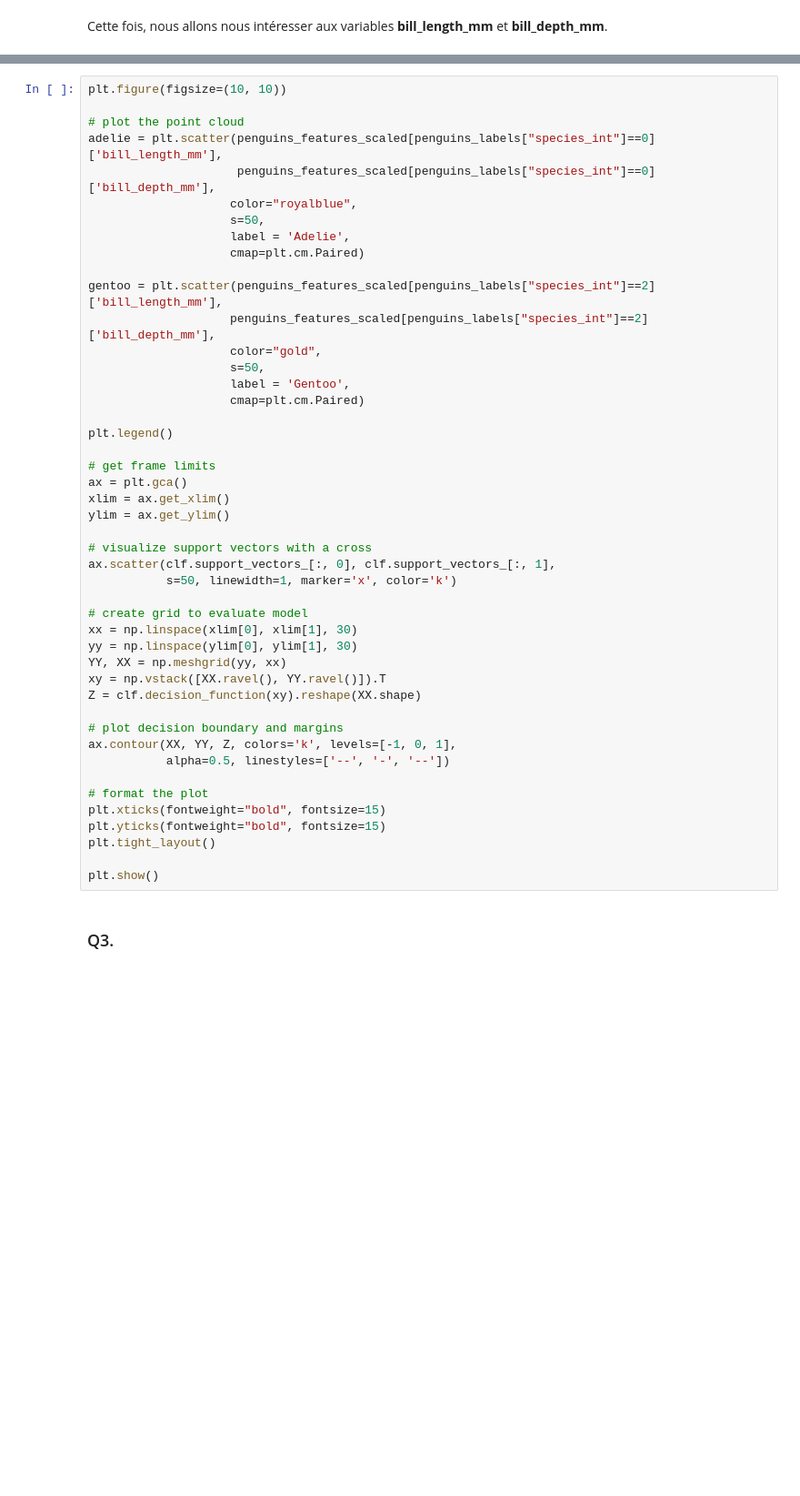
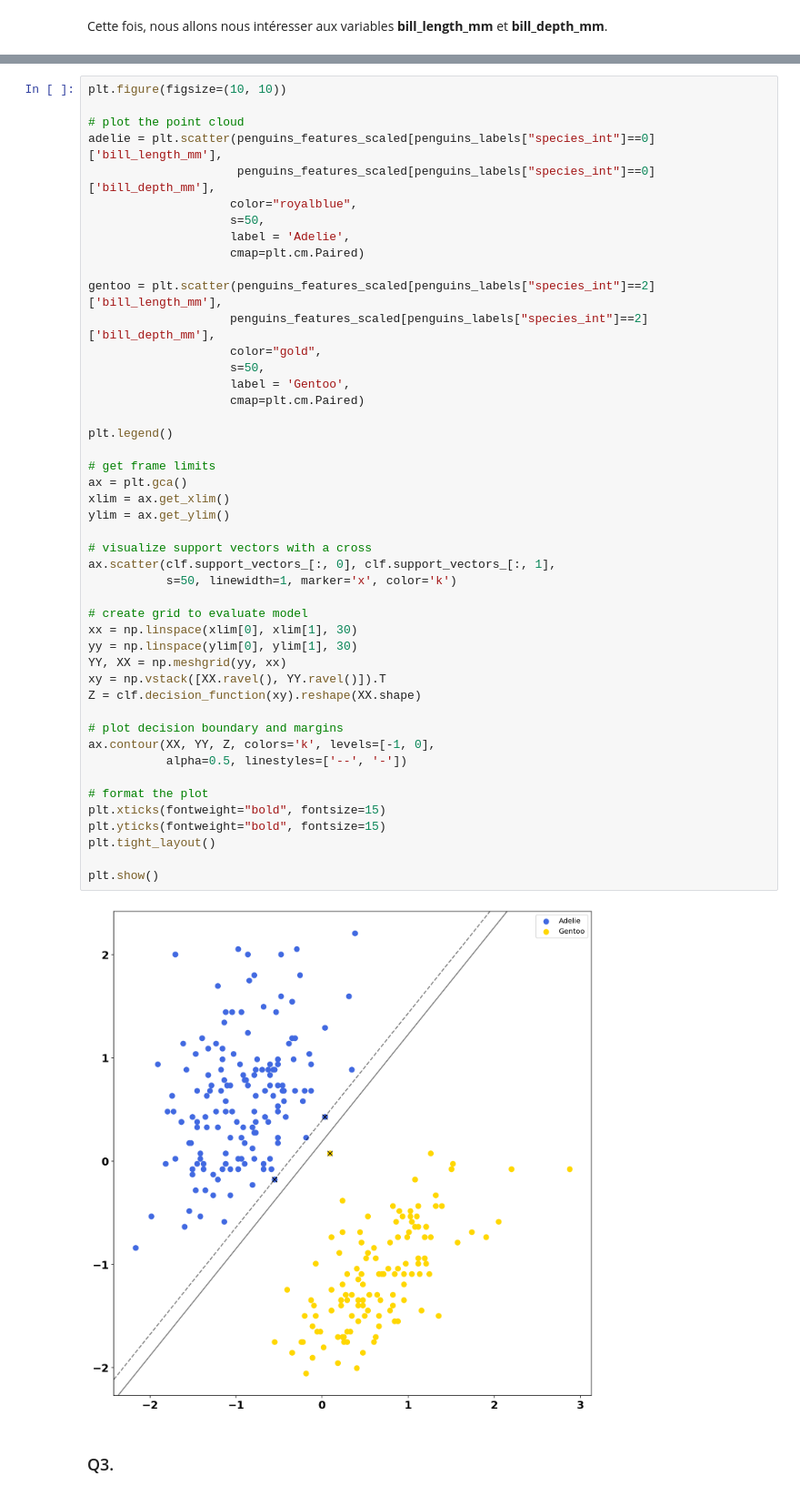
Before and after one commit to njmmatthieu/TP_ML, a Jupyter notebook: TP4_SVM.ipynb, the cells around one changed output, grey strips where cells are left out. Shown at 91% size. Saved outputs shown, nothing was run; the diff lists cells and outputs as text; blank space fills up the shorter version.

```diff
--- a/TP4_SVM.ipynb
+++ b/TP4_SVM.ipynb
@@ -292,35 +377,37 @@ gentoo = plt.scatter(penguins_features_scaled[penguins_labels["species_int"]==2]
                     s=50,
                     label = 'Gentoo',
                     cmap=plt.cm.Paired)
 
 plt.legend()
 
 # get frame limits
 ax = plt.gca()
 xlim = ax.get_xlim()
 ylim = ax.get_ylim()
 
 # visualize support vectors with a cross
 ax.scatter(clf.support_vectors_[:, 0], clf.support_vectors_[:, 1],
            s=50, linewidth=1, marker='x', color='k')
 
 # create grid to evaluate model
 xx = np.linspace(xlim[0], xlim[1], 30)
 yy = np.linspace(ylim[0], ylim[1], 30)
 YY, XX = np.meshgrid(yy, xx)
 xy = np.vstack([XX.ravel(), YY.ravel()]).T
 Z = clf.decision_function(xy).reshape(XX.shape)
 
 # plot decision boundary and margins
-ax.contour(XX, YY, Z, colors='k', levels=[-1, 0, 1],
-           alpha=0.5, linestyles=['--', '-', '--'])
+ax.contour(XX, YY, Z, colors='k', levels=[-1, 0],
+           alpha=0.5, linestyles=['--', '-'])
 
 # format the plot
 plt.xticks(fontweight="bold", fontsize=15)
 plt.yticks(fontweight="bold", fontsize=15)
 plt.tight_layout()
 
 plt.show()
+# %% [output]
+[figure, added]
 # %% [markdown]
 ### Q3.
 # %% [markdown]
```
Also changed, not shown: parts of 20 cells of this notebook, 1 other file.
